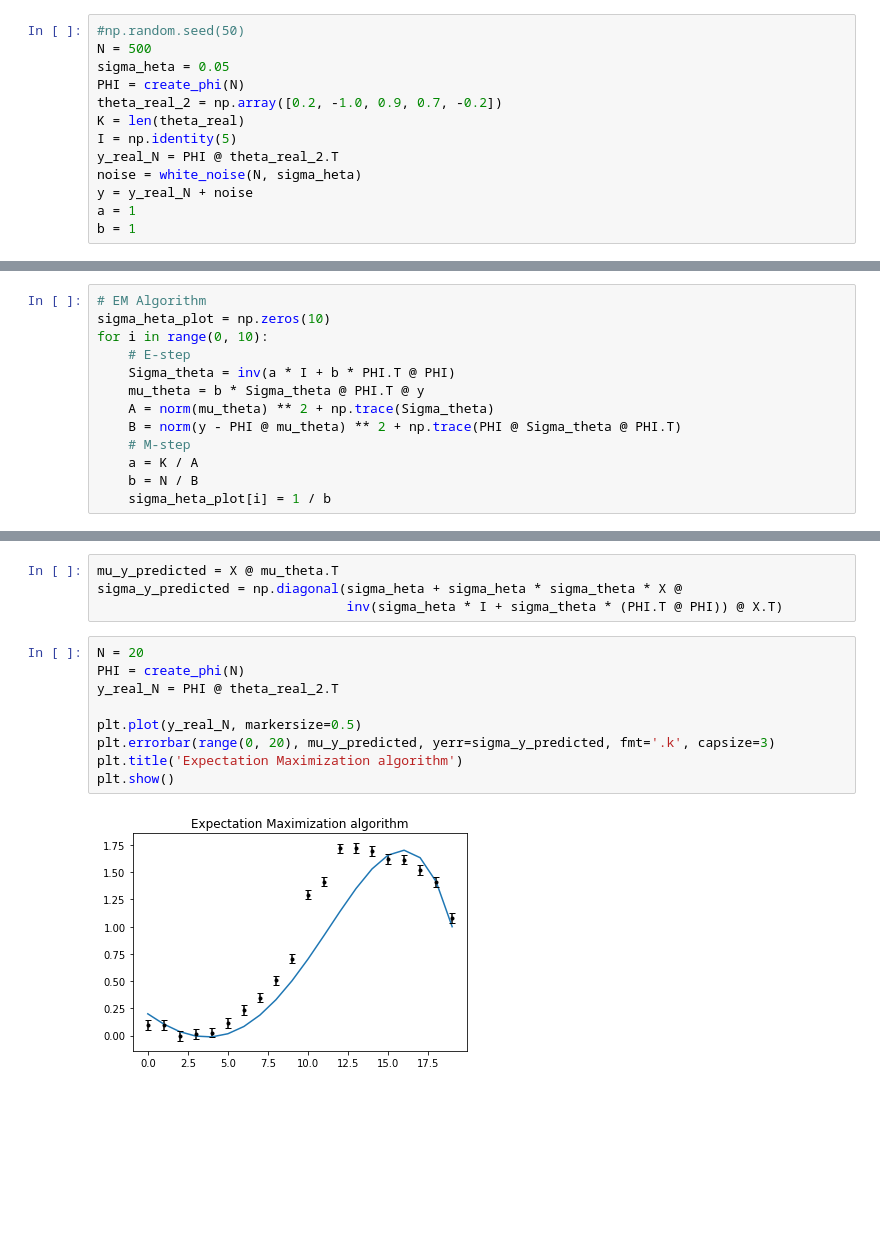
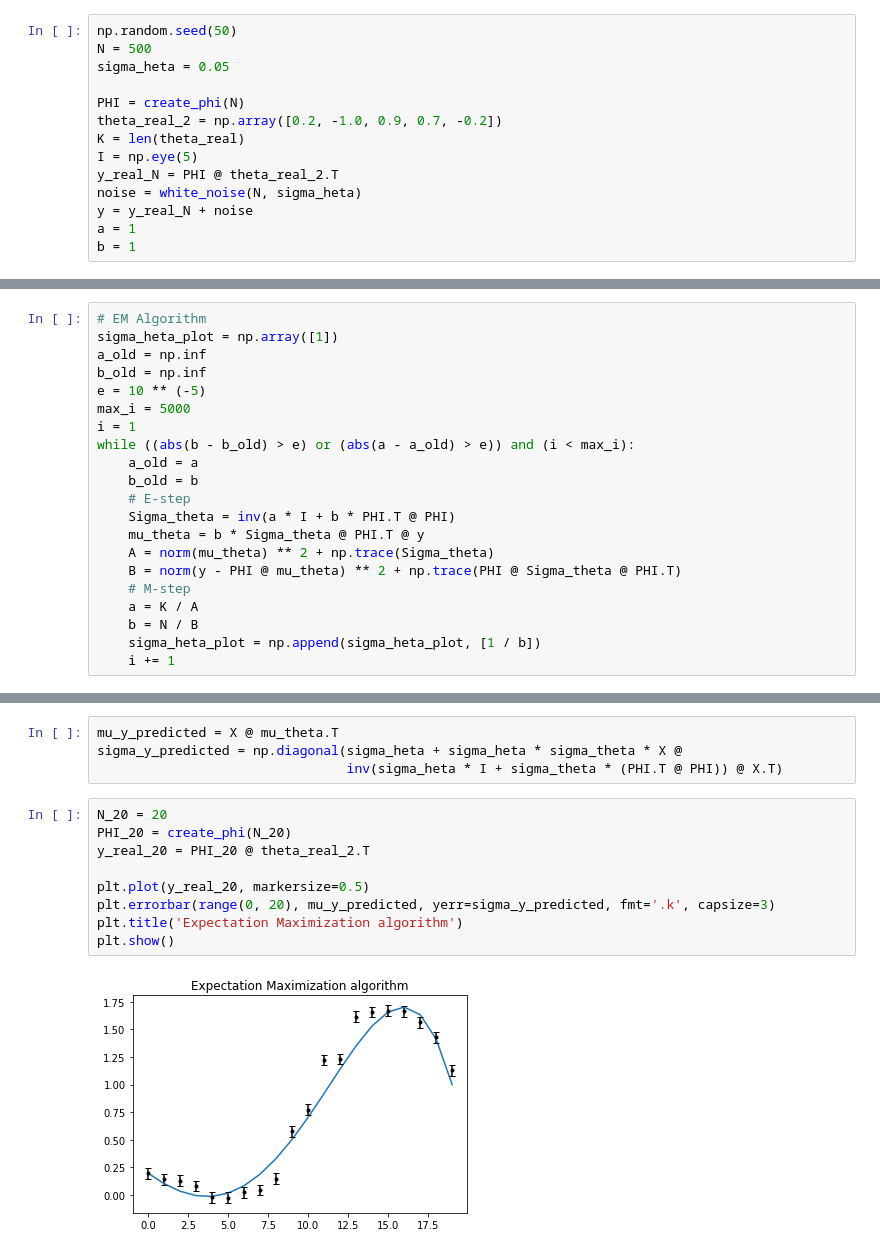
Before and after one commit to PiStefania/Machine_Learning_Exercises, a Jupyter notebook: Ex1_rou.ipynb, the cells around one changed output, grey strips where cells are left out. Drawn from its saved outputs; the diff is of its cells as text; blank space fills up the shorter version.

```diff
--- a/Ex1_rou.ipynb
+++ b/Ex1_rou.ipynb
@@ -267,13 +267,14 @@ bayesian_inference(2, 0.05, theta_prior_2, 500)
 # %% [markdown]
 ## Problem 1 - Part 6
 # %%
-#np.random.seed(50)
+np.random.seed(50)
 N = 500
 sigma_heta = 0.05
+
 PHI = create_phi(N)
 theta_real_2 = np.array([0.2, -1.0, 0.9, 0.7, -0.2])
 K = len(theta_real)
-I = np.identity(5)
+I = np.eye(5)
 y_real_N = PHI @ theta_real_2.T
 noise = white_noise(N, sigma_heta)
 y = y_real_N + noise
@@ -287,7 +288,14 @@ plt.plot(y)
 # %%
 # EM Algorithm
-sigma_heta_plot = np.zeros(10)
-for i in range(0, 10):
+sigma_heta_plot = np.array([1])
+a_old = np.inf
+b_old = np.inf
+e = 10 ** (-5)
+max_i = 5000
+i = 1
+while ((abs(b - b_old) > e) or (abs(a - a_old) > e)) and (i < max_i):
+    a_old = a
+    b_old = b
     # E-step
     Sigma_theta = inv(a * I + b * PHI.T @ PHI)
     mu_theta = b * Sigma_theta @ PHI.T @ y
@@ -296,7 +304,8 @@ for i in range(0, 10):
     # M-step
     a = K / A
     b = N / B
-    sigma_heta_plot[i] = 1 / b
+    sigma_heta_plot = np.append(sigma_heta_plot, [1 / b])
+    i += 1
 # %%
 sigma_heta = 1 / b
 sigma_theta = 1 / a
@@ -307,16 +319,16 @@ mu_y_predicted = X @ mu_theta.T
 sigma_y_predicted = np.diagonal(sigma_heta + sigma_heta * sigma_theta * X @
                                 inv(sigma_heta * I + sigma_theta * (PHI.T @ PHI)) @ X.T)
 # %%
-N = 20
-PHI = create_phi(N)
-y_real_N = PHI @ theta_real_2.T
+N_20 = 20
+PHI_20 = create_phi(N_20)
+y_real_20 = PHI_20 @ theta_real_2.T
 
-plt.plot(y_real_N, markersize=0.5)
+plt.plot(y_real_20, markersize=0.5)
 plt.errorbar(range(0, 20), mu_y_predicted, yerr=sigma_y_predicted, fmt='.k', capsize=3)
 plt.title('Expectation Maximization algorithm')
 plt.show()
 # %% [output]
-[figure, old version]
+[figure, new version]
 # %%
 plt.plot(sigma_heta_plot)
 plt.xlabel('Iterations')
```
Also changed, not shown: parts of 3 cells of this notebook, 1 other file.
